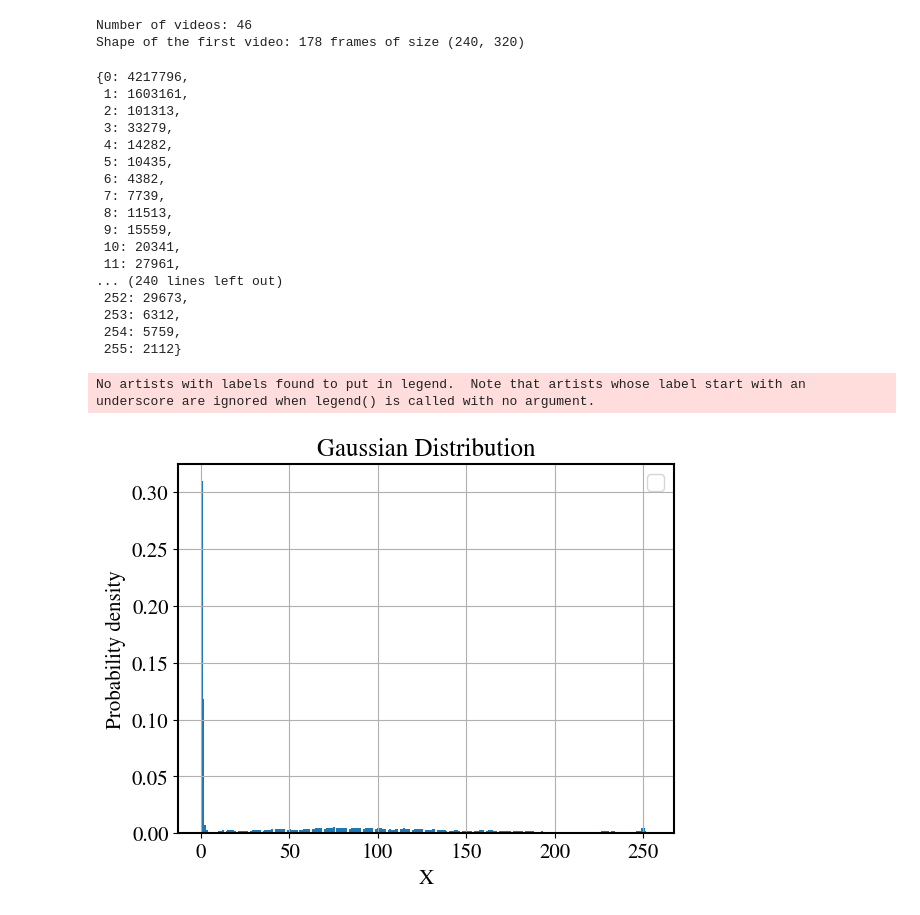
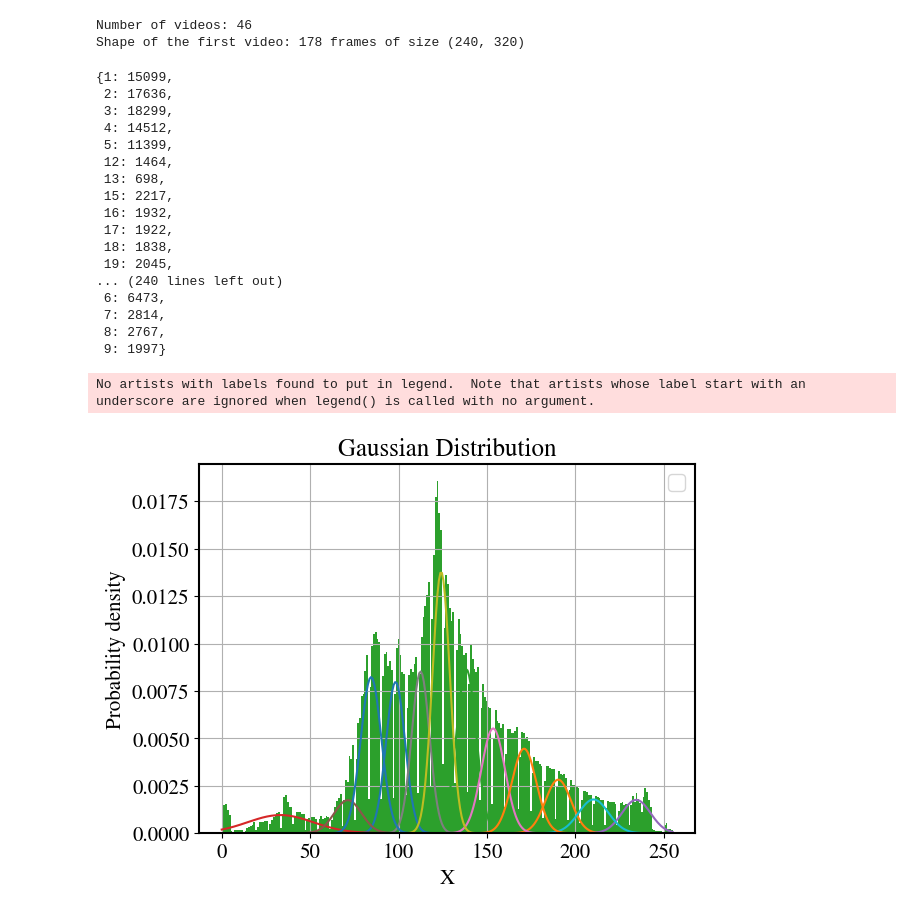
Before and after one commit to uumaaa/movement_classification, a Jupyter notebook: movement_classification.ipynb, the cells around one changed output. Saved outputs shown, nothing was run; the diff lists cells and outputs as text; code cells hidden in the pictures.

```diff
--- a/movement_classification.ipynb
+++ b/movement_classification.ipynb
@@ -69,6 +69,7 @@ Number of videos: 46
 Shape of the first video: 178 frames of size (240, 320)
 # %%
 gaussians = []
+i =0
 for video in X:
     intensities_dict = {}
     for frame in video:
@@ -79,43 +80,46 @@ for video in X:
                 intensities_dict[value] += count
             else:
                 intensities_dict[value] = count
-    break
+    i+= 1
+    if(i ==122):
+        break
 
 intensities_dict
 # %% [output]
-{0: 4217796,
- 1: 1603161,
- 2: 101313,
- 3: 33279,
- 4: 14282,
- 5: 10435,
- 6: 4382,
- 7: 7739,
- 8: 11513,
- 9: 15559,
- 10: 20341,
- 11: 27961,
+{1: 15099,
+ 2: 17636,
+ 3: 18299,
+ 4: 14512,
+ 5: 11399,
+ 12: 1464,
+ 13: 698,
+ 15: 2217,
+ 16: 1932,
+ 17: 1922,
+ 18: 1838,
+ 19: 2045,
 ... (240 lines left out)
- 252: 29673,
- 253: 6312,
- 254: 5759,
- 255: 2112}
+ 6: 6473,
+ 7: 2814,
+ 8: 2767,
+ 9: 1997}
 # %%
 appended_intensities = []
 for idx, value in enumerate(intensities_dict.values()):
     appended_intensities.extend([idx]*value)
 appended_intensities = np.array(appended_intensities)
-gmm = learn_gmm(appended_intensities.reshape((-1,1)),n_modes=6)
+gmm = learn_gmm(appended_intensities.reshape((-1,1)),n_modes=12)
 # %%
 for mu,sigma,weight in zip(gmm.means_,gmm.covariances_ ** 0.5,gmm.weights_):
     x = np.linspace(0, 255, 300)
+    plt.plot(x, weight*norm.pdf(x,mu,sigma))
 plt.hist(appended_intensities,range=(0,255),bins=256,density=True)
 plt.title('Gaussian Distribution')
 plt.xlabel('X')
 plt.ylabel('Probability density')
 plt.legend()
 plt.grid(True)
 plt.show()
 # %% [output]
 No artists with labels found to put in legend.  Note that artists whose label start with an underscore are ignored when legend() is called with no argument.
-[figure, old version]
+[figure, new version]
```
